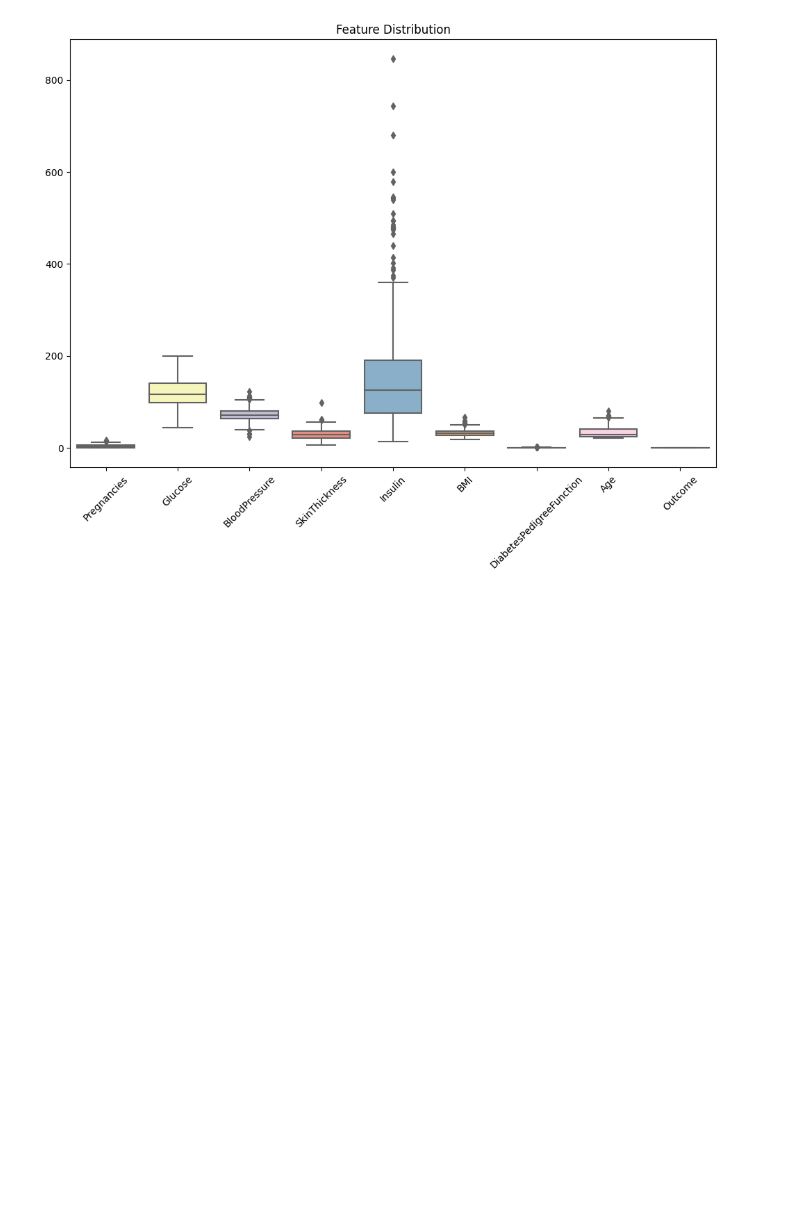
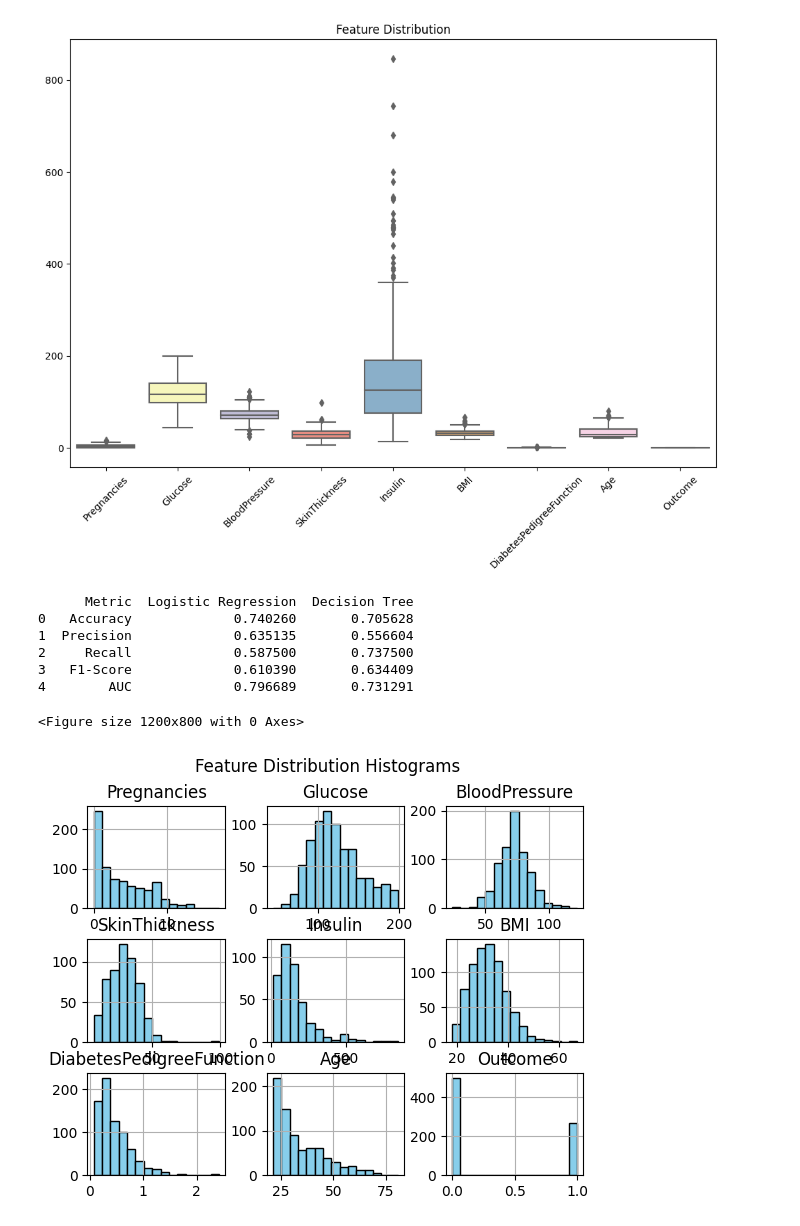
Before and after one commit to aditiappemane/Evaluation-Logistic-Regression-Decision-Trees-on-a-Kaggle-Dataset, a Jupyter notebook: evalution.ipynb, the cells around one changed output. Cells and saved outputs as stored; diff of their text form; code cells hidden in the pictures; blank space fills up the shorter version.

```diff
--- a/evalution.ipynb
+++ b/evalution.ipynb
@@ -417,3 +458,27 @@ plt.xticks(rotation=45)
 plt.show()
 # %% [output]
 [figure]
+# %%
+# Comparision of  Logistic Regression and Decision Tree results (accuracy, precision, recall, F1, AUC) in table format.
+results = pd.DataFrame({
+    'Metric': ['Accuracy', 'Precision', 'Recall', 'F1-Score', 'AUC'],
+    'Logistic Regression': [accuracy, precision, recall, f1, auc_score],
+    'Decision Tree': [dt_accuracy, dt_precision, dt_recall, dt_f1, dt_auc]
+})
+print(results)
+# %% [output]
+      Metric  Logistic Regression  Decision Tree
+0   Accuracy             0.740260       0.705628
+1  Precision             0.635135       0.556604
+2     Recall             0.587500       0.737500
+3   F1-Score             0.610390       0.634409
+4        AUC             0.796689       0.731291
+# %%
+#plot histogram for feature distribution with kde
+plt.figure(figsize=(12,8))
+df.hist(bins=15, edgecolor='black', color='skyblue')
+plt.suptitle('Feature Distribution Histograms')
+plt.show()
+# %% [output]
+<Figure size 1200x800 with 0 Axes>
+[figure, added]
```
Also changed, not shown: parts of 8 cells of this notebook.
